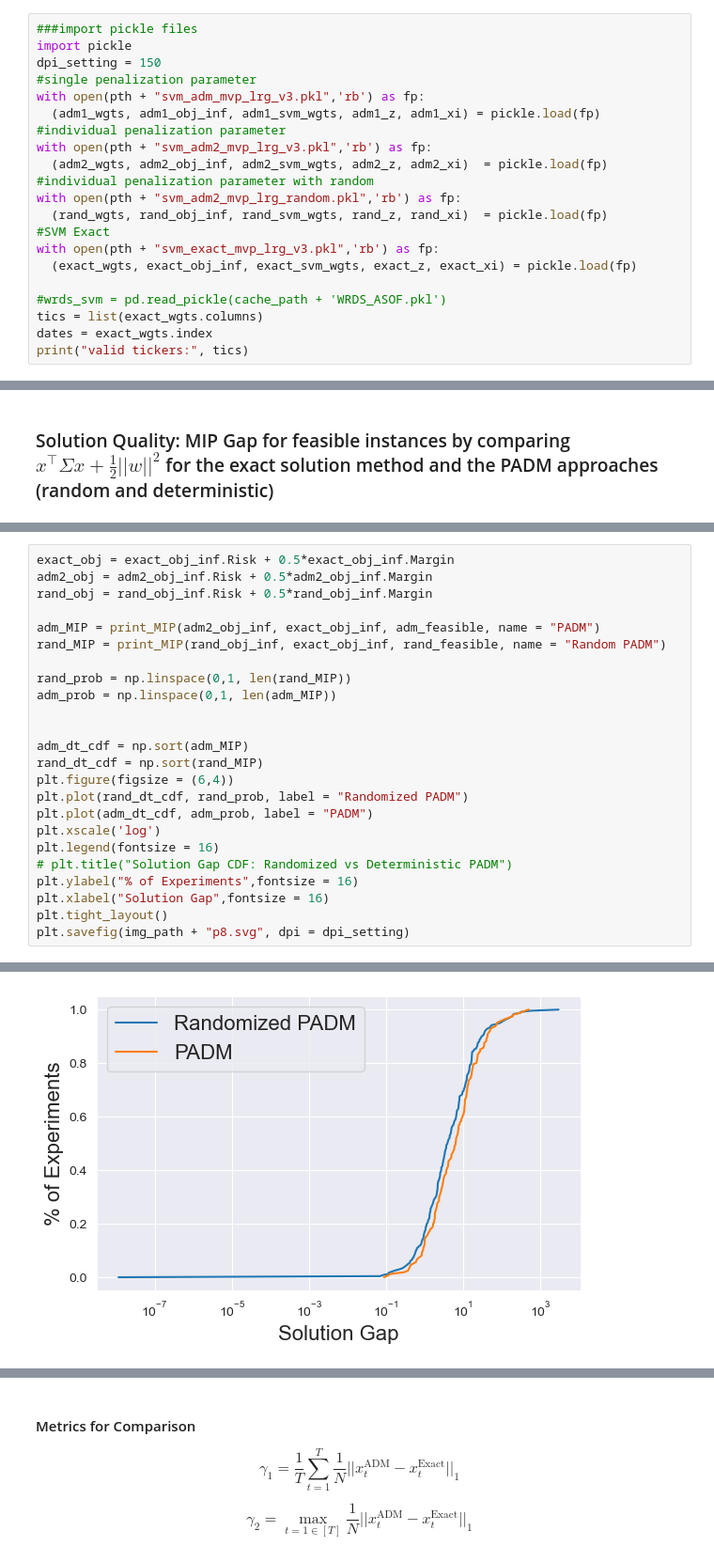
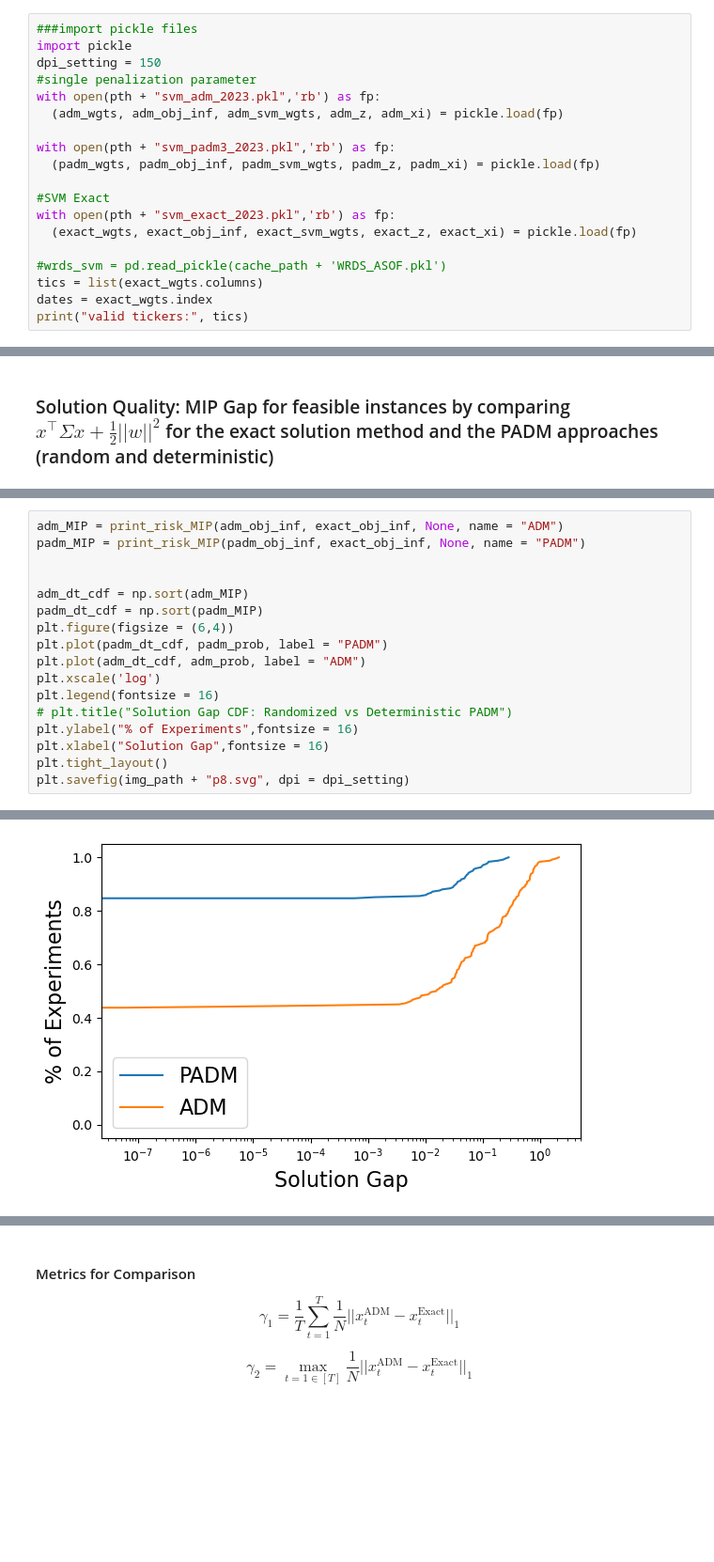
Before and after one commit to davidislip/integrated-svm-mvo, a Jupyter notebook: 4.0 Results.ipynb, the cells around one changed output, grey strips where cells are left out. Shown: that part at 94% size. Cells and saved outputs as stored; diff of their text form; blank space fills up the shorter version.

```diff
--- a/4.0 Results.ipynb
+++ b/4.0 Results.ipynb
@@ -18,16 +18,14 @@ from python.analysis_tools import *
 import pickle
 dpi_setting = 150
 #single penalization parameter
-with open(pth + "svm_adm_mvp_lrg_v3.pkl",'rb') as fp:
-  (adm1_wgts, adm1_obj_inf, adm1_svm_wgts, adm1_z, adm1_xi) = pickle.load(fp)
-#individual penalization parameter
-with open(pth + "svm_adm2_mvp_lrg_v3.pkl",'rb') as fp:
-  (adm2_wgts, adm2_obj_inf, adm2_svm_wgts, adm2_z, adm2_xi)  = pickle.load(fp)
-#individual penalization parameter with random
-with open(pth + "svm_adm2_mvp_lrg_random.pkl",'rb') as fp:
-  (rand_wgts, rand_obj_inf, rand_svm_wgts, rand_z, rand_xi)  = pickle.load(fp)
+with open(pth + "svm_adm_2023.pkl",'rb') as fp:
+  (adm_wgts, adm_obj_inf, adm_svm_wgts, adm_z, adm_xi) = pickle.load(fp)
+
+with open(pth + "svm_padm3_2023.pkl",'rb') as fp:
+  (padm_wgts, padm_obj_inf, padm_svm_wgts, padm_z, padm_xi) = pickle.load(fp)
+
 #SVM Exact
-with open(pth + "svm_exact_mvp_lrg_v3.pkl",'rb') as fp:
+with open(pth + "svm_exact_2023.pkl",'rb') as fp:
   (exact_wgts, exact_obj_inf, exact_svm_wgts, exact_z, exact_xi) = pickle.load(fp)
 
 #wrds_svm = pd.read_pickle(cache_path + 'WRDS_ASOF.pkl')
@@ -91,20 +169,13 @@ Number of instances where the Randomized PADM found an SVM feasible solution:  2
 # %%
-exact_obj = exact_obj_inf.Risk + 0.5*exact_obj_inf.Margin
-adm2_obj = adm2_obj_inf.Risk + 0.5*adm2_obj_inf.Margin
-rand_obj = rand_obj_inf.Risk + 0.5*rand_obj_inf.Margin
-
-adm_MIP = print_MIP(adm2_obj_inf, exact_obj_inf, adm_feasible, name = "PADM")
-rand_MIP = print_MIP(rand_obj_inf, exact_obj_inf, rand_feasible, name = "Random PADM")
-
-rand_prob = np.linspace(0,1, len(rand_MIP))
-adm_prob = np.linspace(0,1, len(adm_MIP))
+adm_MIP = print_risk_MIP(adm_obj_inf, exact_obj_inf, None, name = "ADM")
+padm_MIP = print_risk_MIP(padm_obj_inf, exact_obj_inf, None, name = "PADM")
 
 
 adm_dt_cdf = np.sort(adm_MIP)
-rand_dt_cdf = np.sort(rand_MIP)
+padm_dt_cdf = np.sort(padm_MIP)
 plt.figure(figsize = (6,4))
-plt.plot(rand_dt_cdf, rand_prob, label = "Randomized PADM")
-plt.plot(adm_dt_cdf, adm_prob, label = "PADM")
+plt.plot(padm_dt_cdf, padm_prob, label = "PADM")
+plt.plot(adm_dt_cdf, adm_prob, label = "ADM")
 plt.xscale('log')
 plt.legend(fontsize = 16)
 # plt.title("Solution Gap CDF: Randomized vs Deterministic PADM")
@@ -126 +199 @@ Median MIP Gap:  3.8611533171674934
-[figure, old version]
+[figure, new version]
```
Also changed, not shown: parts of 28 cells of this notebook, 9 other files.
